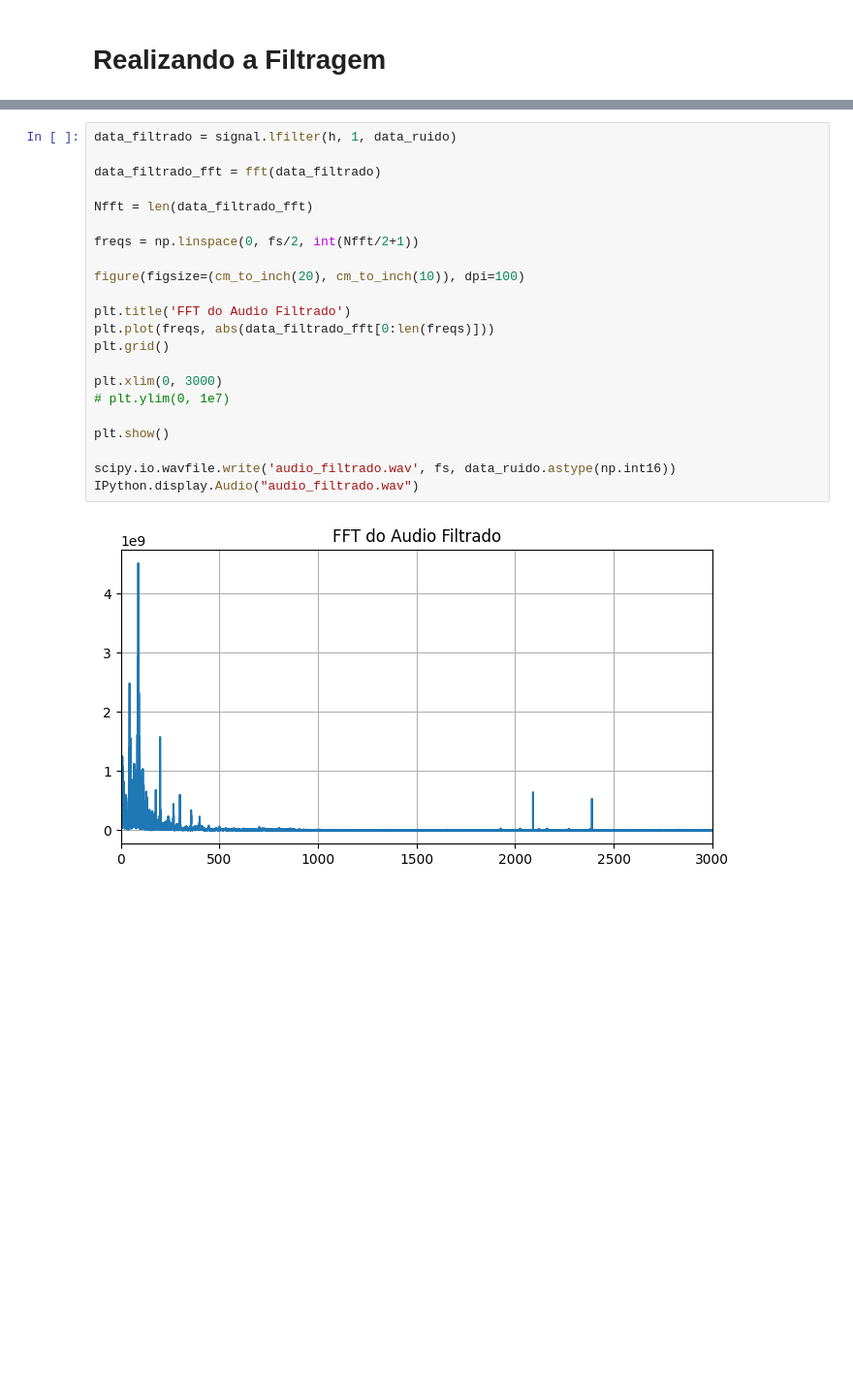
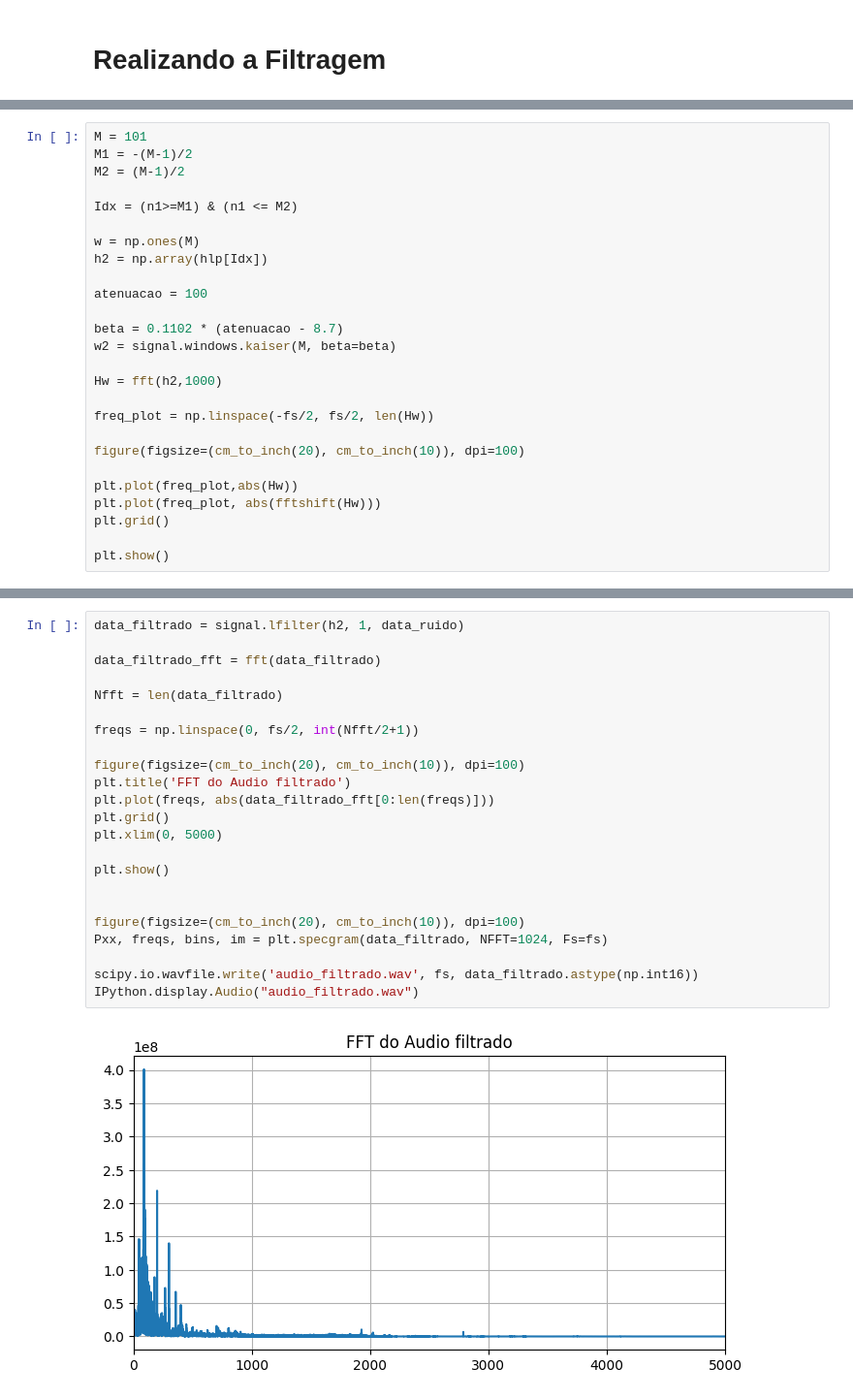
Before and after one commit to andrevale99/STD_DCA0107, a Jupyter notebook: U1/filtragem.ipynb, the cells around one changed output, grey strips where cells are left out. Shown at 97% size. Drawn from its saved outputs; the diff is of its cells as text; blank space fills up the shorter version.

```diff
--- a/U1/filtragem.ipynb
+++ b/U1/filtragem.ipynb
@@ -140,0 +134,26 @@ plt.show()
+# %%
+M = 101
+M1 = -(M-1)/2
+M2 = (M-1)/2
+
+Idx = (n1>=M1) & (n1 <= M2)
+
+w = np.ones(M)
+h2 = np.array(hlp[Idx])
+
+atenuacao = 100
+
+beta = 0.1102 * (atenuacao - 8.7)
+w2 = signal.windows.kaiser(M, beta=beta)
+
+Hw = fft(h2,1000)
+
+freq_plot = np.linspace(-fs/2, fs/2, len(Hw))
+
+figure(figsize=(cm_to_inch(20), cm_to_inch(10)), dpi=100)
+
+plt.plot(freq_plot,abs(Hw))
+plt.plot(freq_plot, abs(fftshift(Hw)))
+plt.grid()
+
+plt.show()
@@ -141,25 +162,26 @@ plt.show()
 # %%
-data_filtrado = signal.lfilter(h, 1, data_ruido)
+data_filtrado = signal.lfilter(h2, 1, data_ruido)
 
 data_filtrado_fft = fft(data_filtrado)
 
-Nfft = len(data_filtrado_fft)
+Nfft = len(data_filtrado)
 
 freqs = np.linspace(0, fs/2, int(Nfft/2+1))
 
 figure(figsize=(cm_to_inch(20), cm_to_inch(10)), dpi=100)
-
-plt.title('FFT do Audio Filtrado')
+plt.title('FFT do Audio filtrado')
 plt.plot(freqs, abs(data_filtrado_fft[0:len(freqs)]))
 plt.grid()
-
-plt.xlim(0, 3000)
-# plt.ylim(0, 1e7)
+plt.xlim(0, 5000)
 
 plt.show()
 
-scipy.io.wavfile.write('audio_filtrado.wav', fs, data_ruido.astype(np.int16))
+
+figure(figsize=(cm_to_inch(20), cm_to_inch(10)), dpi=100)
+Pxx, freqs, bins, im = plt.specgram(data_filtrado, NFFT=1024, Fs=fs)
+
+scipy.io.wavfile.write('audio_filtrado.wav', fs, data_filtrado.astype(np.int16))
 IPython.display.Audio("audio_filtrado.wav")
 # %% [output]
-[figure, old version]
+[figure, new version]
 [interactive output not drawn]
```
Also changed, not shown: parts of 9 cells of this notebook, 5 other files.
